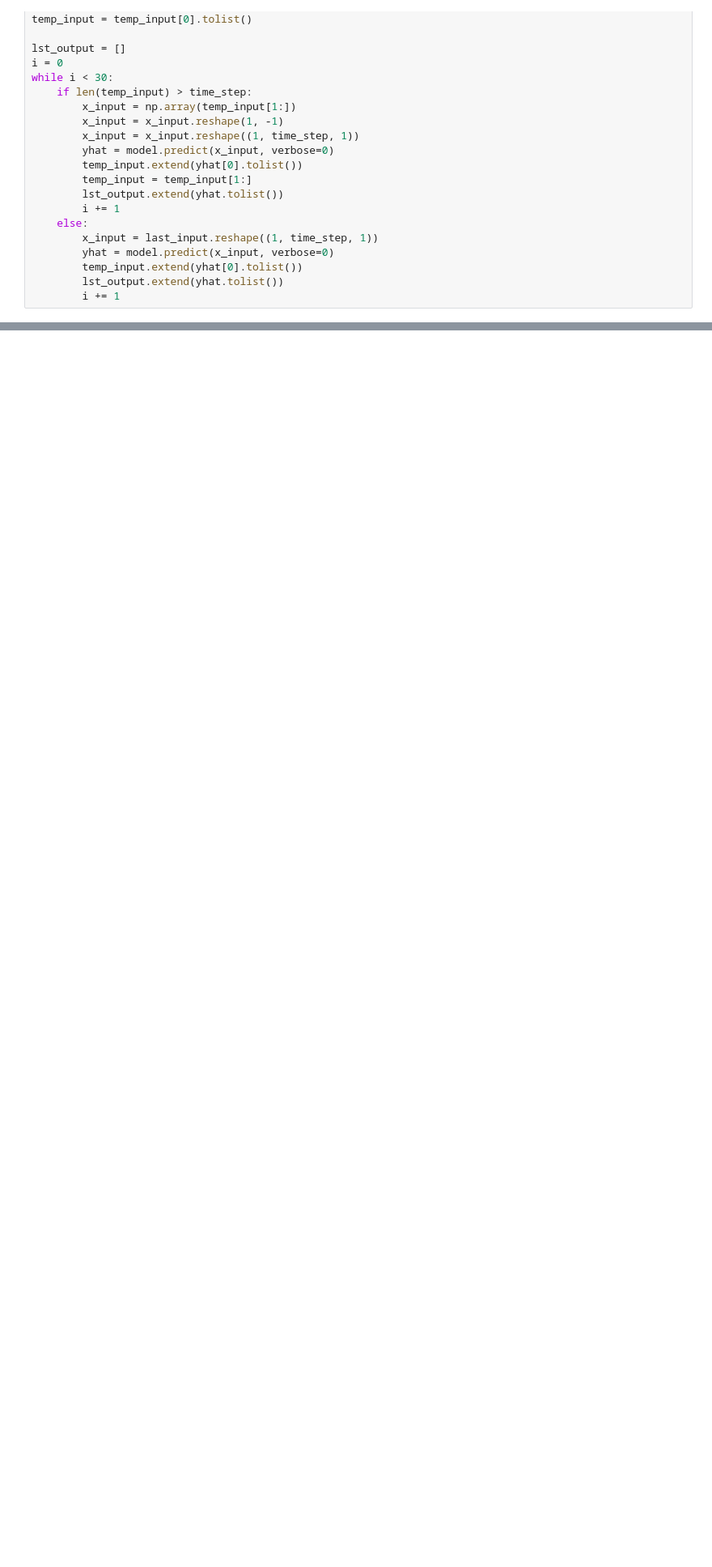
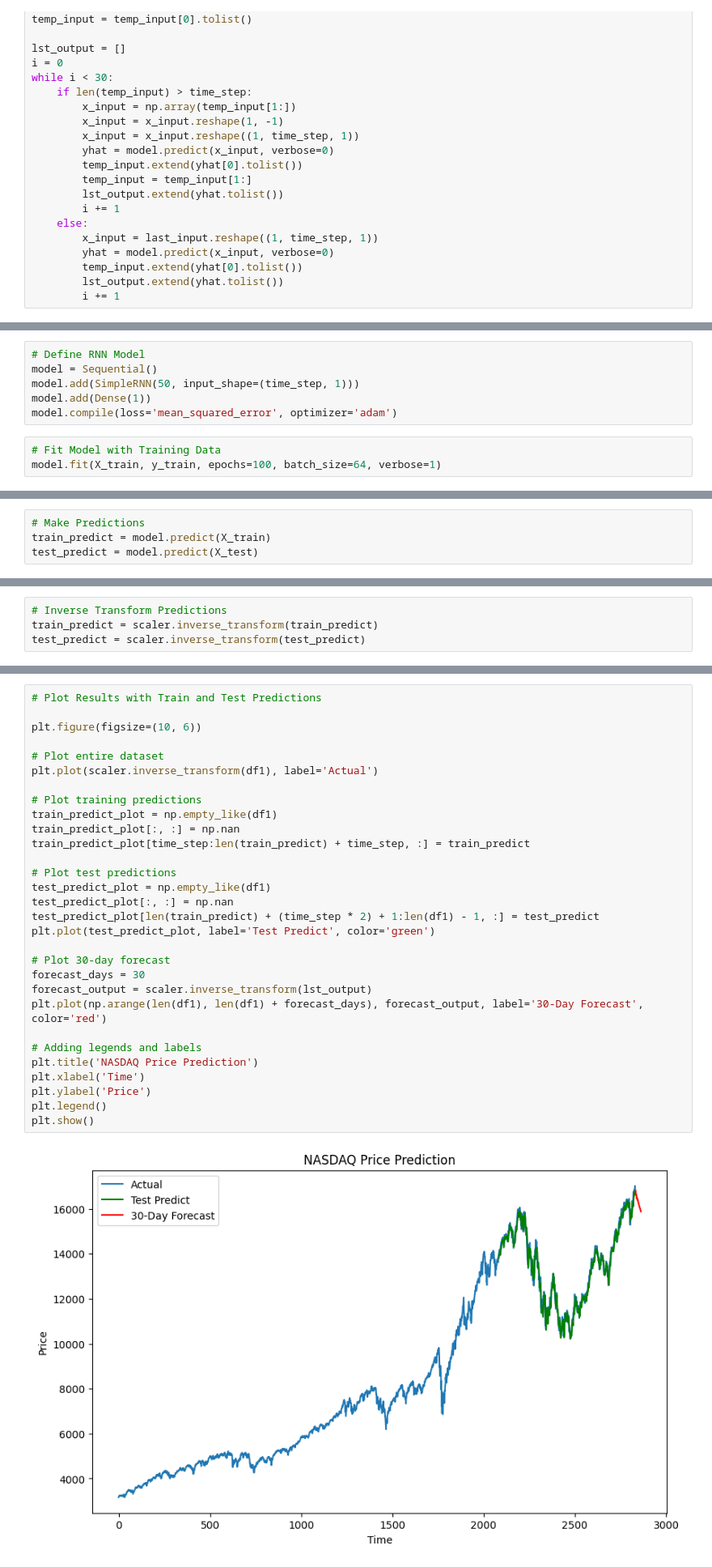
Before and after one commit to Annatruc/IS403_O22_HTCL_3, a Jupyter notebook: Models/Team3_RNN.ipynb, the cells around one changed output, grey strips where cells are left out. Shown: that part at 81% size. Cells and saved outputs as stored; diff of their text form; blank space fills up the shorter version.

```diff
--- a/Models/Team3_RNN.ipynb
+++ b/Models/Team3_RNN.ipynb
@@ -217,0 +295,9 @@ Testing Huber Loss: 1557.5196291713803
+# %%
+# Define RNN Model
+model = Sequential()
+model.add(SimpleRNN(50, input_shape=(time_step, 1)))
+model.add(Dense(1))
+model.compile(loss='mean_squared_error', optimizer='adam')
+# %%
+# Fit Model with Training Data
+model.fit(X_train, y_train, epochs=100, batch_size=64, verbose=1)
@@ -217,0 +323,4 @@ Testing Huber Loss: 1557.5196291713803
+# %%
+# Make Predictions
+train_predict = model.predict(X_train)
+test_predict = model.predict(X_test)
@@ -217,0 +330,4 @@ Testing Huber Loss: 1557.5196291713803
+# %%
+# Inverse Transform Predictions
+train_predict = scaler.inverse_transform(train_predict)
+test_predict = scaler.inverse_transform(test_predict)
@@ -217,0 +362,32 @@ Testing Huber Loss: 1557.5196291713803
+# %%
+# Plot Results with Train and Test Predictions
+
+plt.figure(figsize=(10, 6))
+
+# Plot entire dataset
+plt.plot(scaler.inverse_transform(df1), label='Actual')
+
+# Plot training predictions
+train_predict_plot = np.empty_like(df1)
+train_predict_plot[:, :] = np.nan
+train_predict_plot[time_step:len(train_predict) + time_step, :] = train_predict
+
+# Plot test predictions
+test_predict_plot = np.empty_like(df1)
+test_predict_plot[:, :] = np.nan
+test_predict_plot[len(train_predict) + (time_step * 2) + 1:len(df1) - 1, :] = test_predict
+plt.plot(test_predict_plot, label='Test Predict', color='green')
+
+# Plot 30-day forecast
+forecast_days = 30
+forecast_output = scaler.inverse_transform(lst_output)
+plt.plot(np.arange(len(df1), len(df1) + forecast_days), forecast_output, label='30-Day Forecast', color='red')
+
+# Adding legends and labels
+plt.title('NASDAQ Price Prediction')
+plt.xlabel('Time')
+plt.ylabel('Price')
+plt.legend()
+plt.show()
+# %% [output]
+[figure, added]
```
Also changed, not shown: parts of 37 cells of this notebook.
